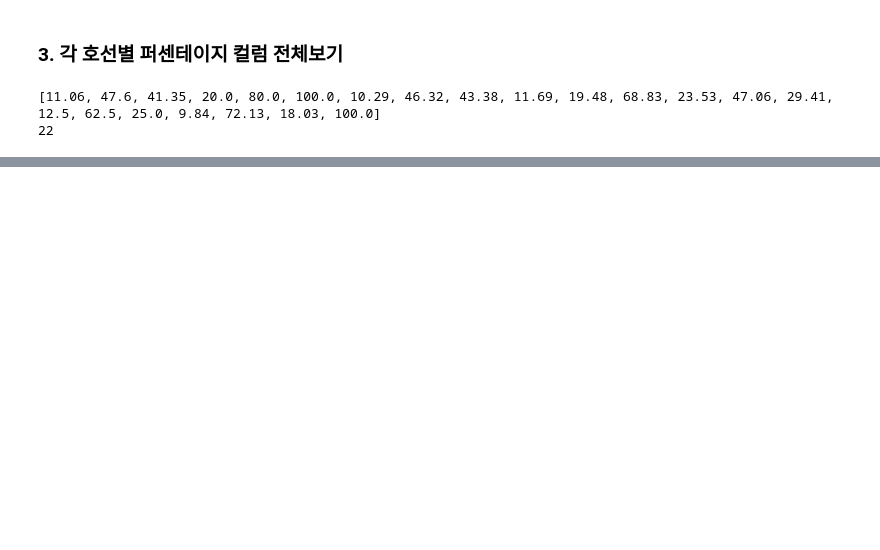
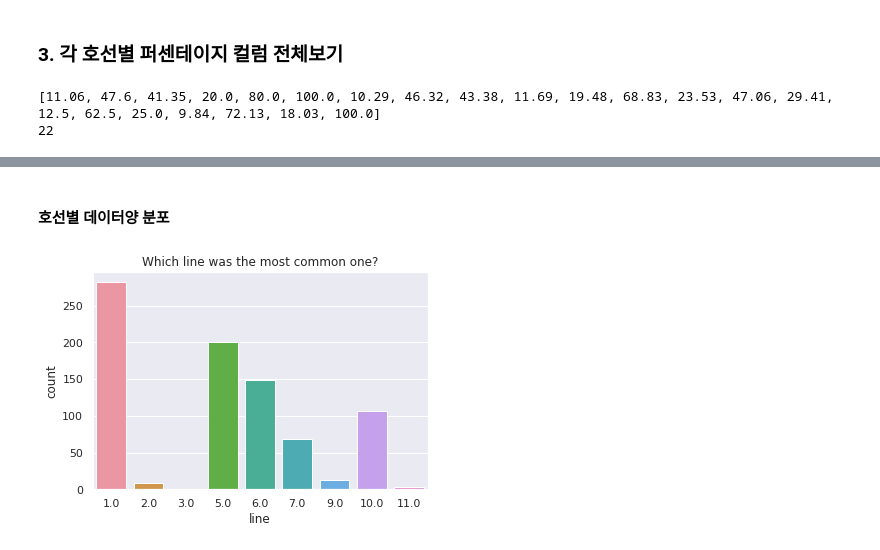
Before and after one commit to springkind/Project_pregnant_seat_subway, a Jupyter notebook: bomin/3-1) 호선별 붐빔정도와 비임산부의 착석비율.ipynb, the cells around one changed output, grey strips where cells are left out. Drawn from its saved outputs; the diff is of its cells as text; code cells hidden in the pictures; blank space fills up the shorter version.

```diff
--- a/bomin/3-1) 호선별 붐빔정도와 비임산부의 착석비율.ipynb
+++ b/bomin/3-1) 호선별 붐빔정도와 비임산부의 착석비율.ipynb
@@ -510,0 +493,8 @@ lines_total_counts
+# %% [markdown]
+#### 호선별 데이터양 분포
+# %%
+sns.countplot(x="line", data=table)
+plt.title("Which line was the most common one?")
+plt.show()
+# %% [output]
+[figure, added]
```
Also changed, not shown: parts of 87 cells of this notebook, 9 other files.
